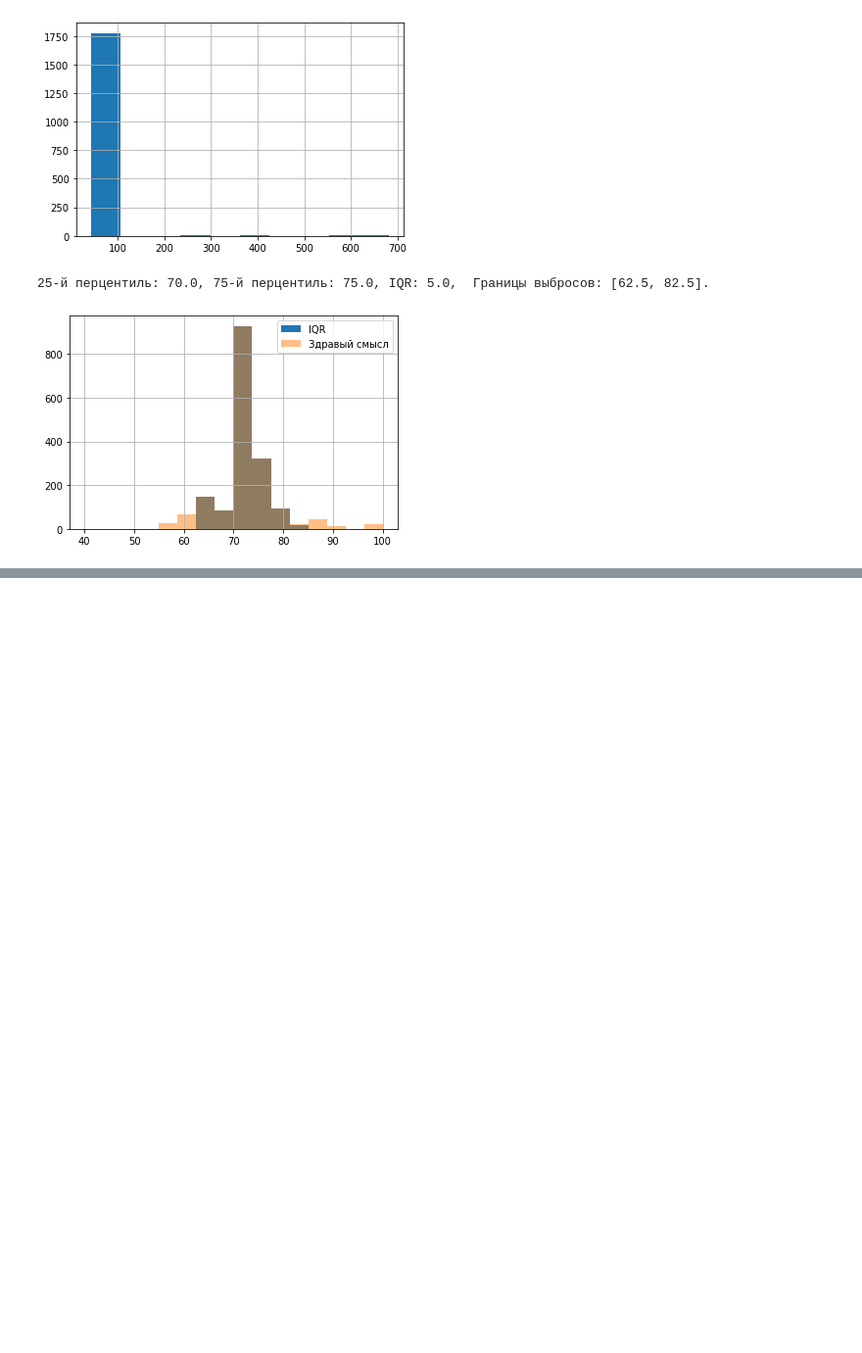
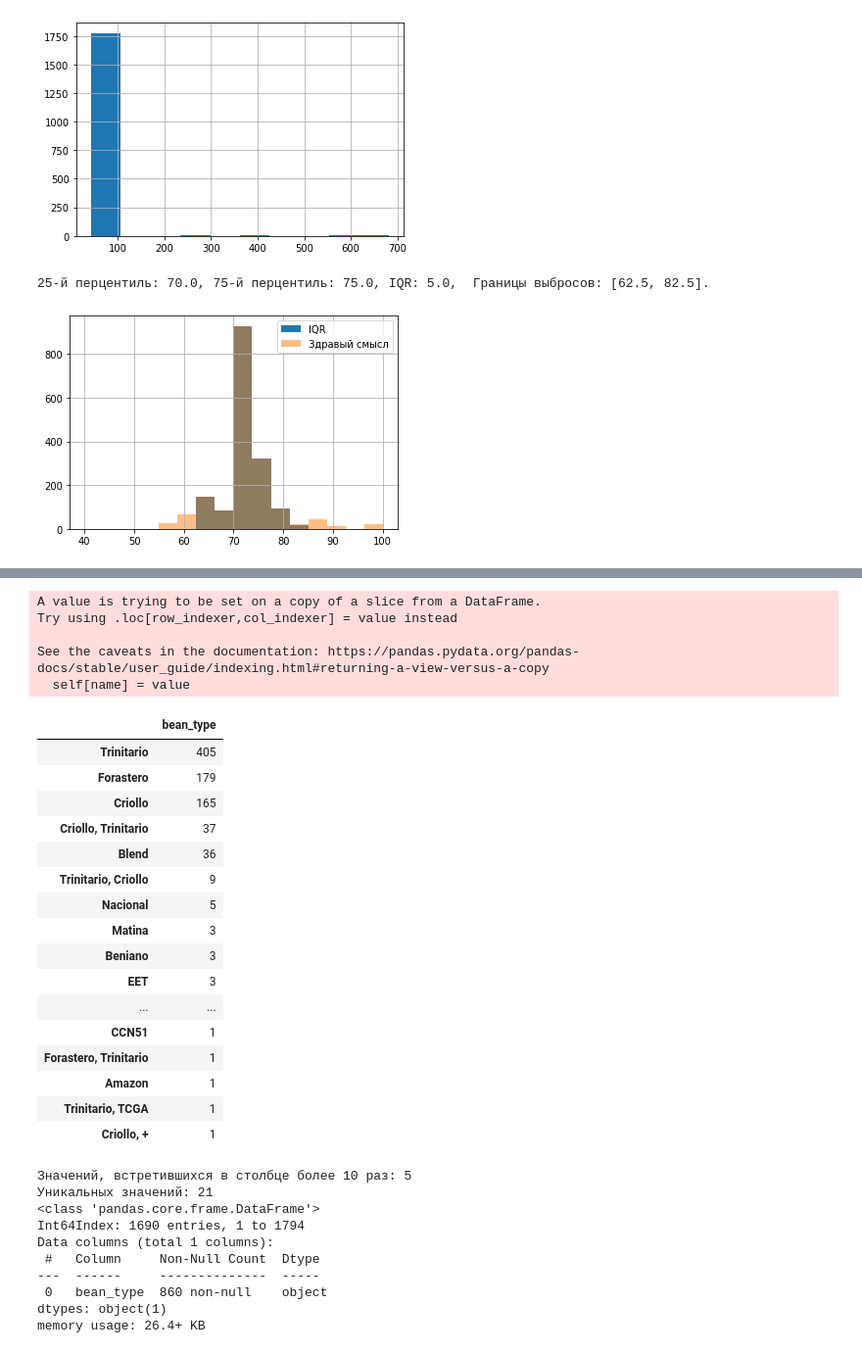
Before and after one commit to kmaestro/cacao_flavors, a Jupyter notebook: main.ipynb, the cells around one changed output, grey strips where cells are left out. Shown at 98% size. Drawn from its saved outputs; the diff is of its cells as text; code cells hidden in the pictures; blank space fills up the shorter version.

```diff
--- a/main.ipynb
+++ b/main.ipynb
@@ -167,0 +265,42 @@ cacao = cacao.loc[cacao.cocoa_percent <= 100]
+# %%
+cacao.bean_type = cacao.bean_type.apply(lambda x: None if pd.isnull(x) else None if x == 'nan'
+                      else x if '(' not in x else x[:x.find('(')].strip())
+# %% [output]
+A value is trying to be set on a copy of a slice from a DataFrame.
+Try using .loc[row_indexer,col_indexer] = value instead
+
+See the caveats in the documentation: https://pandas.pydata.org/pandas-docs/stable/user_guide/indexing.html#returning-a-view-versus-a-copy
+  self[name] = value
+# %%
+display(pd.DataFrame(cacao.bean_type.value_counts()))
+print("Значений, встретившихся в столбце более 10 раз:", (cacao.bean_type.value_counts()>10).sum())
+print("Уникальных значений:", cacao.bean_type.nunique())
+cacao.loc[:, ['bean_type']].info()
+# %% [output]
+|  | bean_type |
+| Trinitario | 405 |
+| Forastero | 179 |
+| Criollo | 165 |
+| Criollo, Trinitario | 37 |
+| Blend | 36 |
+| Trinitario, Criollo | 9 |
+| Nacional | 5 |
+| Matina | 3 |
+| Beniano | 3 |
+| EET | 3 |
+| ... | ... |
+| CCN51 | 1 |
+| Forastero, Trinitario | 1 |
+| Amazon | 1 |
+| Trinitario, TCGA | 1 |
+| Criollo, + | 1 |
+Значений, встретившихся в столбце более 10 раз: 5
+Уникальных значений: 21
+<class 'pandas.core.frame.DataFrame'>
+Int64Index: 1690 entries, 1 to 1794
+Data columns (total 1 columns):
+ #   Column     Non-Null Count  Dtype
+---  ------     --------------  -----
+ 0   bean_type  860 non-null    object
+dtypes: object(1)
+memory usage: 26.4+ KB
```
Also changed, not shown: parts of 11 cells of this notebook.
